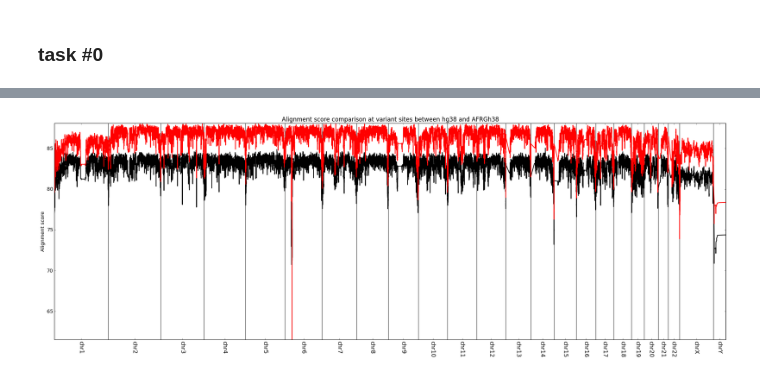
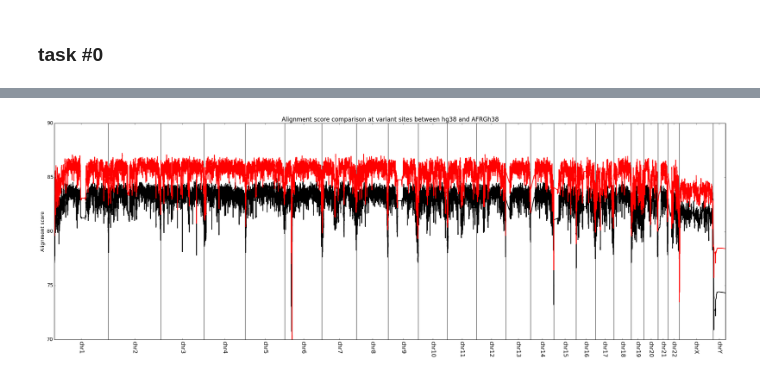
Before and after one commit to ryananeff/ipython-neff-davislab, a Jupyter notebook: ASHG-poster-support.ipynb, the cells around one changed output, grey strips where cells are left out. Saved outputs shown, nothing was run; the diff lists cells and outputs as text; code cells hidden in the pictures.

```diff
--- a/ASHG-poster-support.ipynb
+++ b/ASHG-poster-support.ipynb
@@ -218,7 +218,7 @@ def plot_by_chromosome(chrom, pos, y1, y1_weights, y2, y2_weights, trim_low=None
         last_x = final_val
     return xs, y1s, y2s, split_vals, label_names, label_pos
 # %%
-def do_plot(xs, y1s, y2s, split_vals, label_names, label_pos, y_label, title, ylim=100):
+def do_plot(xs, y1s, y2s, split_vals, label_names, label_pos, y_label, title, ylim=100, ymin=0):
     f = plt.figure()
     ax = f.add_axes((0.1, 0.09, 0.88, 0.85))
     ax.plot(xs, y1s, 'k')
@@ -227,6 +227,7 @@ def do_plot(xs, y1s, y2s, split_vals, label_names, label_pos, y_label, title, yl
     ax.vlines(split_vals,ymin,ylim,alpha=0.5)
     plt.xticks(label_pos, label_names, rotation=-90, size=16)
     plt.ylabel(y_label)
-    plt.ylim([0,ylim])
+    plt.ylim([ymin,ylim])
     plt.title(title)
+    ax.set_yscale('log')
     plt.show()
@@ -246,13 +234,15 @@ def do_plot_cov(xs, y1s, y2s, split_vals, label_names, label_pos, y_label, title
 # %%
+ymin=70
+ylim=90
 # plot for alignment score
-xs, y1s, y2s, split_vals, label_names, label_pos = plot_by_chromosome(compaln_master2['0'], compaln_master2['1'], compaln_master2['hg38_as'],
-                   compaln_master2['hg38_cov'], compaln_master2['AFRG_as'], compaln_master2['AFRG_cov'],
-                   trim_high=20)
+#xs, y1s, y2s, split_vals, label_names, label_pos = plot_by_chromosome(compaln_master2['0'], compaln_master2['1'], compaln_master2['hg38_as'],
+#                   compaln_master2['hg38_cov'], compaln_master2['AFRG_as'], compaln_master2['AFRG_cov'],
+#                   trim_high=20)
 y_label = 'Alignment score'
 title = 'Alignment score comparison at variant sites between hg38 and AFRGh38'
-do_plot(xs, y1s, y2s, split_vals, label_names, label_pos, y_label, title)
+do_plot(xs, y1s, y2s, split_vals, label_names, label_pos, y_label, title, ylim, ymin)
 align_score_mov_avg = pd.DataFrame(zip(xs, y1s, y2s), columns=['global_pos', 'hg38_as', 'afg_as'])
 align_score_mov_avg.to_csv('/data/projects_gibbons/home/neffra/compaln_vcf_afrgh38_hg38_ASW_092214/mov_avg_as.arr', sep='\t', index=None)
 # %% [output]
-[figure, old version]
+[figure, new version]
 # %%
```
Also changed, not shown: parts of 14 cells of this notebook, 2 other files.
